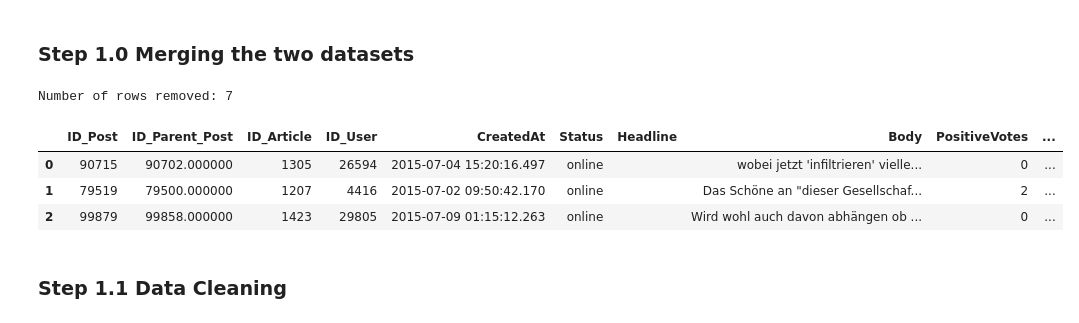
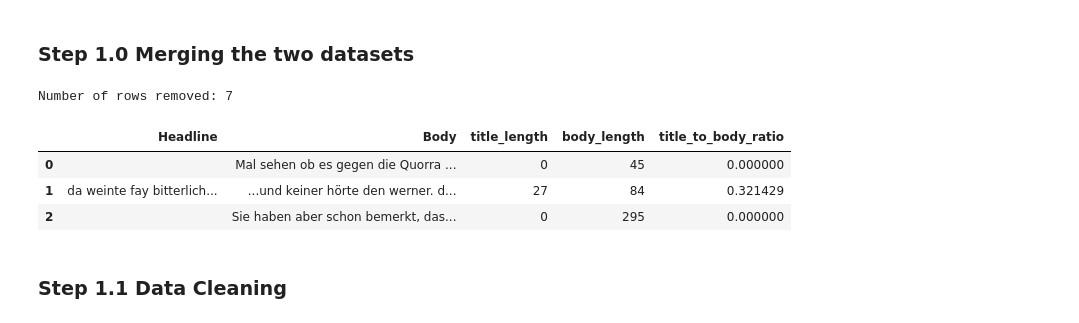
Before and after one commit to dario-x/user-post-popularity-prediction, a Jupyter notebook: main.ipynb, the cells around one changed output. Saved outputs shown, nothing was run; the diff lists cells and outputs as text; code cells hidden in the pictures.

```diff
--- a/main.ipynb
+++ b/main.ipynb
@@ -134,31 +134,31 @@ df_merged['FullText'] = df_merged['Headline'] + ' ' + df_merged['Body']
 df_merged['FullText'] = df_merged['FullText'].str.strip()
 # Generate feature article_post_count
 df_merged['article_post_count'] = df_merged['ID_Article'].map(df_merged['ID_Article'].value_counts())
-# %%
-# Remove rows where both 'Body' and 'Headline' are empty
-rows_to_remove = df_merged[(df_merged['Body'] == '') & (df_merged['Headline'] == '')]
-df_merged = df_merged[~((df_merged['Body'] == '') & (df_merged['Headline'] == ''))]
-print(f"Number of rows removed: {len(rows_to_remove)}")
-# %% [output]
-Number of rows removed: 7
+# %%
+# Remove rows where both 'Body' and 'Headline' are empty
+rows_to_remove = df_merged[(df_merged['Body'] == '') & (df_merged['Headline'] == '')]
+df_merged = df_merged[~((df_merged['Body'] == '') & (df_merged['Headline'] == ''))]
+print(f"Number of rows removed: {len(rows_to_remove)}")
+# %% [output]
+Number of rows removed: 7
 # %%
 df_merged['title_length'] = df_merged['Headline'].str.len()
 df_merged['body_length'] = df_merged['Body'].str.len()
 
 # Calculate the ratio of HeadlineLength to BodyLength
 # Handle division by zero if BodyLength is 0
 df_merged['title_to_body_ratio'] = df_merged.apply(
     lambda row: 0 if row['title_length'] == 0 and row['body_length'] != 0 else
                 1 if row['title_length'] > row['body_length'] else
                 row['title_length'] / row['body_length'], axis=1)
 
 df_merged['full_text_length'] = df_merged['FullText'].str.len()
-df_merged.head(3).style
+df_merged[['Headline', 'Body','title_length', 'body_length', 'title_to_body_ratio']].head(3).style
 # %% [output]
-|  | ID_Post | ID_Parent_Post | ID_Article | ID_User | CreatedAt | Status | Headline | Body | PositiveVotes | ... |
-| 0 | 90715 | 90702.000000 | 1305 | 26594 | 2015-07-04 15:20:16.497 | online |  | wobei jetzt 'infiltrieren' vielle... | 0 | ... |
-| 1 | 79519 | 79500.000000 | 1207 | 4416 | 2015-07-02 09:50:42.170 | online |  | Das Schöne an "dieser Gesellschaf... | 2 | ... |
-| 2 | 99879 | 99858.000000 | 1423 | 29805 | 2015-07-09 01:15:12.263 | online |  | Wird wohl auch davon abhängen ob ... | 0 | ... |
+|  | Headline | Body | title_length | body_length | title_to_body_ratio |
+| 0 |  | Mal sehen ob es gegen die Quorra ... | 0 | 45 | 0.000000 |
+| 1 | da weinte fay bitterlich... | ...und keiner hörte den werner. d... | 27 | 84 | 0.321429 |
+| 2 |  | Sie haben aber schon bemerkt, das... | 0 | 295 | 0.000000 |
 # %% [markdown]
 ###  Step 1.1 Data Cleaning
 # %%
```
Also changed, not shown: parts of 61 cells of this notebook, 8 other files.
